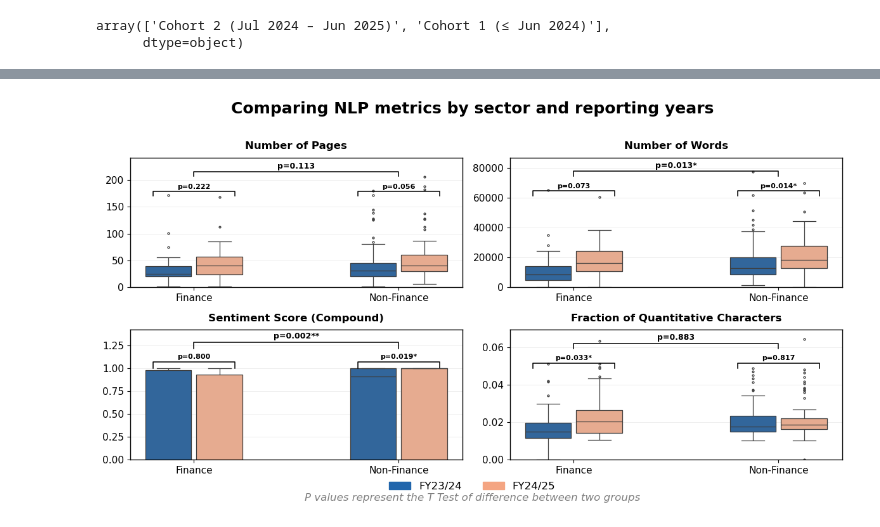
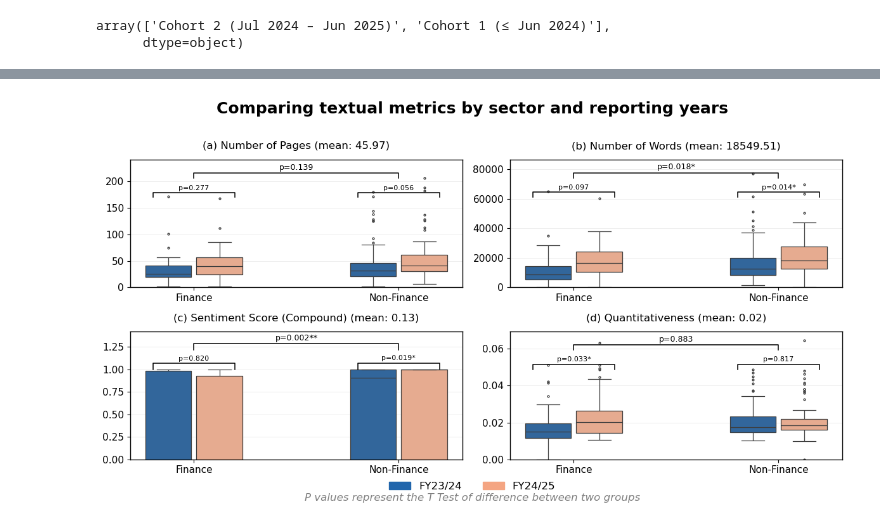
Before and after one commit to quyennguyen2201/LLM_climaterisk_2026, a Jupyter notebook: scripts/2-nlp_analysis.ipynb, the cells around one changed output, grey strips where cells are left out. Drawn from its saved outputs; the diff is of its cells as text; code cells hidden in the pictures.

```diff
--- a/scripts/2-nlp_analysis.ipynb
+++ b/scripts/2-nlp_analysis.ipynb
@@ -98,6 +98,9 @@ disclose_2026_exploded['Industry'] = np.where(
     disclose_2026_exploded['Industry']
 )
 print(f'The number of disclosed PDF for normal firms in 2024-2025 is {disclose_2026_exploded.shape[0]}')
+#Remove one file
+disclose_2026_exploded = disclose_2026_exploded[disclose_2026_exploded["pdf_files"]!="CRD 2023 CEO Declaration.pdf"]
+print(f'The number of disclosed PDF for normal firms in 2024-2025 is {disclose_2026_exploded.shape[0]}')
 disclose_2026_exploded.to_csv(os.path.join(FIG_FOLDER, 'List_of_selected_PDF_forLLManalysis.csv'))
 # %% [output]
 The number of disclosure is 743
@@ -144,18 +148,13 @@ n_total   = len(pivot_table)
 COHORT_COLORS = {'FY23/24': '#2166AC', 'FY24/25': '#F4A582'}
 colors = [COHORT_COLORS[c] for c in pivot_table.columns]
 
-fig, ax = plt.subplots(figsize=(12, max(5, n_total * 0.55)))
+fig, ax = plt.subplots(figsize=(10, max(4, n_total * 0.55)))
 pivot_table.plot(kind='barh', stacked=False, ax=ax, color=colors,
-                 edgecolor = 'black')
-
-# Group labels to the right of the chart
-xmax = ax.get_xlim()[1]
-
-# Wrap long y-axis (industry) labels
-wrapped_y = [textwrap.fill(lbl.get_text(), width=22) for lbl in ax.get_yticklabels()]
-ax.set_yticklabels(wrapped_y, fontsize=10)
+                 edgecolor='black')
 ax.grid(visible=False)
-ax.set_title('Number of climate statements by industries in the final sample', fontweight = 'bold', fontsize= 16)
+ax.tick_params(axis='x', labelsize=13)
+ax.xaxis.set_major_locator(plt.MaxNLocator(integer=True))
+ax.set_title('Number of climate statements by industries in the final sample', fontweight='bold', fontsize=16)
 ax.set_xlabel('Number of statements')
 ax.set_ylabel('')
 ax.set_facecolor('white')
@@ -530,13 +539,13 @@ COHORT_LABELS = {c1_name: 'FY23/24', c2_name: 'FY24/25'}
 
 COHORT_COLORS = {c1_name: '#2166AC', c2_name: '#F4A582'}
 metric_labels = {
-    'pages_num':    'Number of Pages',
-    'number_words': 'Number of Words',
-    'compound':     'Sentiment Score (Compound)',
+    'pages_num':    '(a) Number of Pages',
+    'number_words': '(b) Number of Words',
+    'compound':     '(c) Sentiment Score (Compound)',
     #'digits':       'Digit Count',
     #'dollars':      'Dollar Mentions',
     #'percentages':  'Percentage Mentions',
-    'quantitivate_relative': 'Fraction of Quantitative Characters'
+    'quantitivate_relative': '(d) Quantitativeness'
 }
 
 def sig_label(p):
@@ -549,7 +558,7 @@ def draw_bracket(ax, x1, x2, y, p, fontsize=8):
     h = (ax.get_ylim()[1] - ax.get_ylim()[0]) * 0.03
     ax.plot([x1, x1, x2, x2], [y, y+h, y+h, y], lw=1.1, color='black')
     ax.text((x1+x2)/2, y+h*1.3, f'p={p:.3f}{sig_label(p)}',
-            ha='center', va='bottom', fontsize=fontsize, fontweight='bold')
+            ha='center', va='bottom', fontsize=fontsize, fontweight='normal')
 
 # ── Pre-compute all t-tests ────────────────────────────────────────────────────
 ttests = {}
@@ -601,33 +610,34 @@ for i, (metric,label) in enumerate(metric_labels.items()):
     draw_bracket(ax, 1-DODGE, 1+DODGE, ymax,          p_nfin)
     # Bracket: Finance vs Non-Finance (higher)
     draw_bracket(ax, 0,       1,       ymax + step*1.8, p_sec, fontsize=9)
 
     ax.set_ylim(0, ymax + step * 3.5)
-    ax.set_title(metric_labels[metric], pad=10)
+    ax.set_title(f'{metric_labels[metric]} (mean: {round(nlp_analysis[metric].mean(),2)})',
+                  pad=12,fontweight='normal')
     ax.set_xlabel('')
     ax.set_ylabel('')
     ax.set_facecolor('white')
     for spine in ax.spines.values():
         spine.set_visible(True)
         spine.set_edgecolor('black')
         spine.set_linewidth(1)
 
 # Shared legend
 # In the shared legend block, replace:
 patches = [mpatches.Patch(color=COHORT_COLORS[c], label=COHORT_LABELS[c])
            for c in [c1_name, c2_name]]
 fig.legend(handles=patches, title='',
            loc='lower center', ncol=2,
            bbox_to_anchor=(0.5, -0.04), frameon=False, fontsize=12)
 
 
-fig.suptitle('Comparing NLP metrics by sector and reporting years', fontsize=18, fontweight='bold', y=1.01)
+fig.suptitle('Comparing textual metrics by sector and reporting years', fontsize=18, fontweight='bold', y=1.01)
 fig.text(0.5, -0.04, 'P values represent the T Test of difference between two groups',
          ha='center', fontsize=12, color='grey', style='italic')
 
 plt.tight_layout()
 plt.savefig(os.path.join(FIG_FOLDER, 'Fig05_boxplot_sector_cohort_combined.png'),
             dpi=300, bbox_inches='tight', facecolor='white')
 plt.show()
 # %% [output]
-[figure, old version]
+[figure, new version]
```
Also changed, not shown: parts of 4 cells of this notebook, 3 other files.
